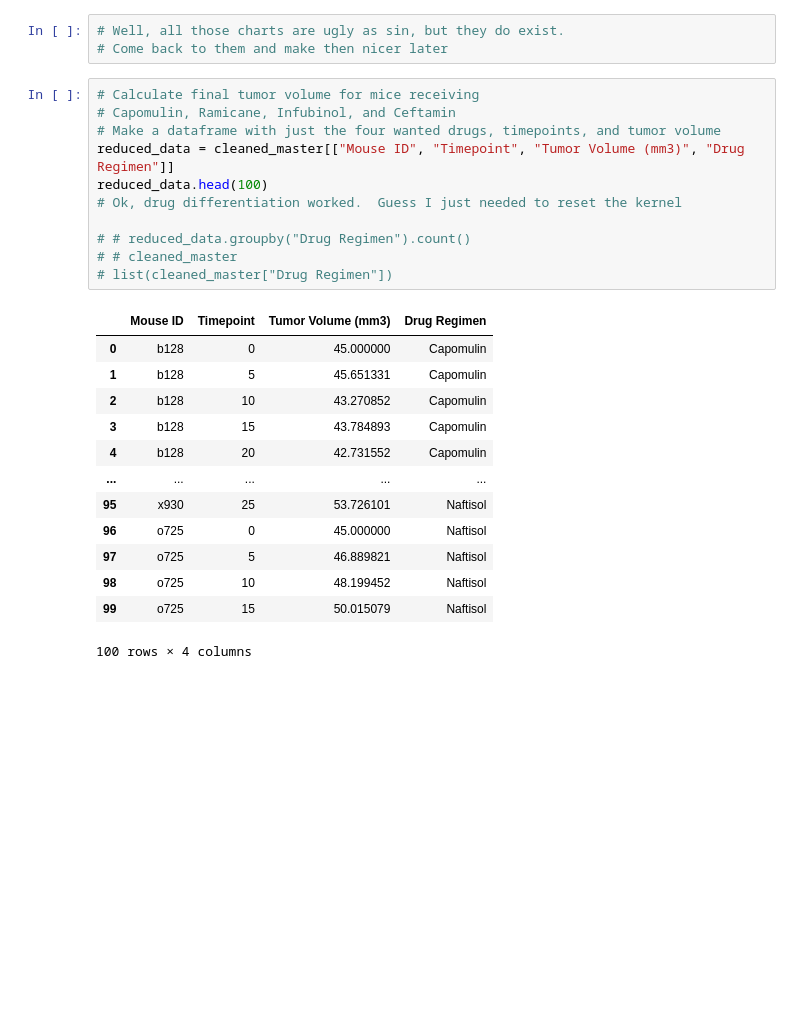
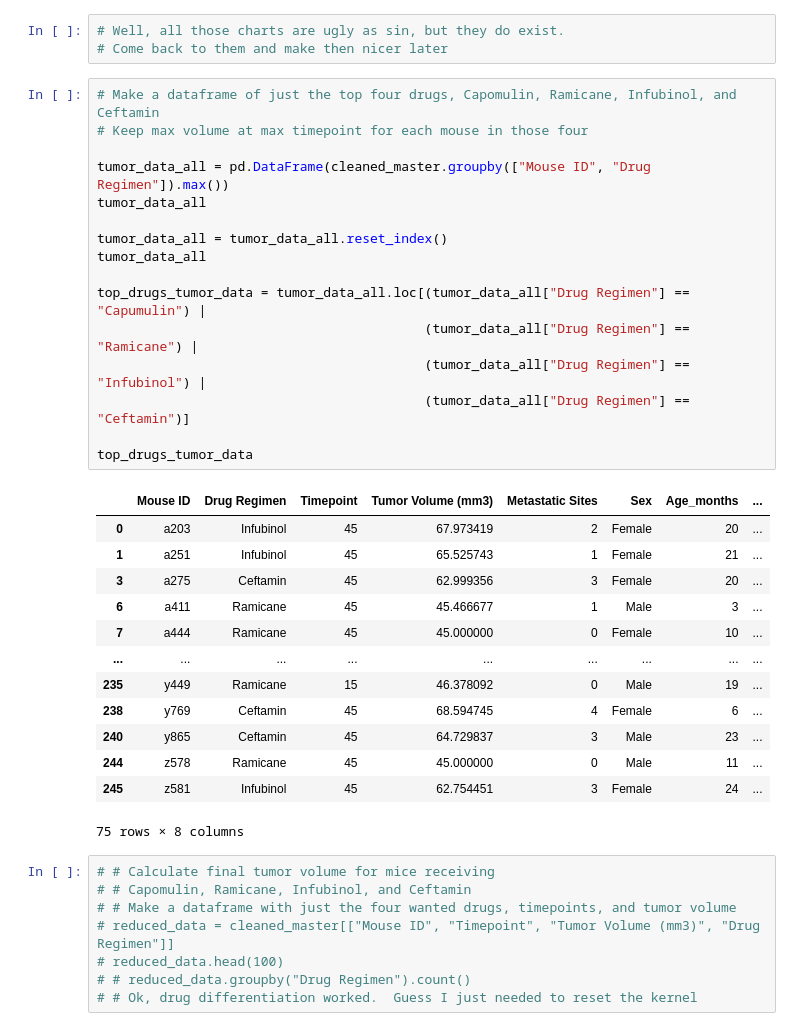
Before and after one commit to mel-c-lowe/MatPlotLib_Homework_05, a Jupyter notebook: Pymaceuticals.ipynb, the cells around one changed output. Saved outputs shown, nothing was run; the diff lists cells and outputs as text; blank space fills up the shorter version.

Commit message:
Got the top drug dataframe set up. Quartiles and IQR next

```diff
--- a/Pymaceuticals.ipynb
+++ b/Pymaceuticals.ipynb
@@ -268,28 +275,41 @@ plt.pie(gender_counts, labels=pie_labels, colors=colors,
 # %%
 # Well, all those charts are ugly as sin, but they do exist.
 # Come back to them and make then nicer later
+# %%
+# Make a dataframe of just the top four drugs, Capomulin, Ramicane, Infubinol, and Ceftamin
+# Keep max volume at max timepoint for each mouse in those four
+
+tumor_data_all = pd.DataFrame(cleaned_master.groupby(["Mouse ID", "Drug Regimen"]).max())
+tumor_data_all
+
+tumor_data_all = tumor_data_all.reset_index()
+tumor_data_all
+
+top_drugs_tumor_data = tumor_data_all.loc[(tumor_data_all["Drug Regimen"] == "Capumulin") |
+                                          (tumor_data_all["Drug Regimen"] == "Ramicane") |
+                                          (tumor_data_all["Drug Regimen"] == "Infubinol") |
+                                          (tumor_data_all["Drug Regimen"] == "Ceftamin")]
+
+top_drugs_tumor_data
+# %% [output]
+|  | Mouse ID | Drug Regimen | Timepoint | Tumor Volume (mm3) | Metastatic Sites | Sex | Age_months | ... |
+| 0 | a203 | Infubinol | 45 | 67.973419 | 2 | Female | 20 | ... |
+| 1 | a251 | Infubinol | 45 | 65.525743 | 1 | Female | 21 | ... |
+| 3 | a275 | Ceftamin | 45 | 62.999356 | 3 | Female | 20 | ... |
+| 6 | a411 | Ramicane | 45 | 45.466677 | 1 | Male | 3 | ... |
+| 7 | a444 | Ramicane | 45 | 45.000000 | 0 | Female | 10 | ... |
+| ... | ... | ... | ... | ... | ... | ... | ... | ... |
+| 235 | y449 | Ramicane | 15 | 46.378092 | 0 | Male | 19 | ... |
+| 238 | y769 | Ceftamin | 45 | 68.594745 | 4 | Female | 6 | ... |
+| 240 | y865 | Ceftamin | 45 | 64.729837 | 3 | Male | 23 | ... |
+| 244 | z578 | Ramicane | 45 | 45.000000 | 0 | Male | 11 | ... |
+| 245 | z581 | Infubinol | 45 | 62.754451 | 3 | Female | 24 | ... |
+75 rows × 8 columns
 # %%
-# Calculate final tumor volume for mice receiving
-# Capomulin, Ramicane, Infubinol, and Ceftamin
-# Make a dataframe with just the four wanted drugs, timepoints, and tumor volume
-reduced_data = cleaned_master[["Mouse ID", "Timepoint", "Tumor Volume (mm3)", "Drug Regimen"]]
-reduced_data.head(100)
-# Ok, drug differentiation worked.  Guess I just needed to reset the kernel
-
+# # Calculate final tumor volume for mice receiving
+# # Capomulin, Ramicane, Infubinol, and Ceftamin
+# # Make a dataframe with just the four wanted drugs, timepoints, and tumor volume
+# reduced_data = cleaned_master[["Mouse ID", "Timepoint", "Tumor Volume (mm3)", "Drug Regimen"]]
+# reduced_data.head(100)
 # # reduced_data.groupby("Drug Regimen").count()
-# # cleaned_master
-# list(cleaned_master["Drug Regimen"])
+# # Ok, drug differentiation worked.  Guess I just needed to reset the kernel
-# %% [output]
-|  | Mouse ID | Timepoint | Tumor Volume (mm3) | Drug Regimen |
-| 0 | b128 | 0 | 45.000000 | Capomulin |
-| 1 | b128 | 5 | 45.651331 | Capomulin |
-| 2 | b128 | 10 | 43.270852 | Capomulin |
-| 3 | b128 | 15 | 43.784893 | Capomulin |
-| 4 | b128 | 20 | 42.731552 | Capomulin |
-| ... | ... | ... | ... | ... |
-| 95 | x930 | 25 | 53.726101 | Naftisol |
-| 96 | o725 | 0 | 45.000000 | Naftisol |
-| 97 | o725 | 5 | 46.889821 | Naftisol |
-| 98 | o725 | 10 | 48.199452 | Naftisol |
-| 99 | o725 | 15 | 50.015079 | Naftisol |
-100 rows × 4 columns
```
Also changed, not shown: parts of 1 cell of this notebook.
